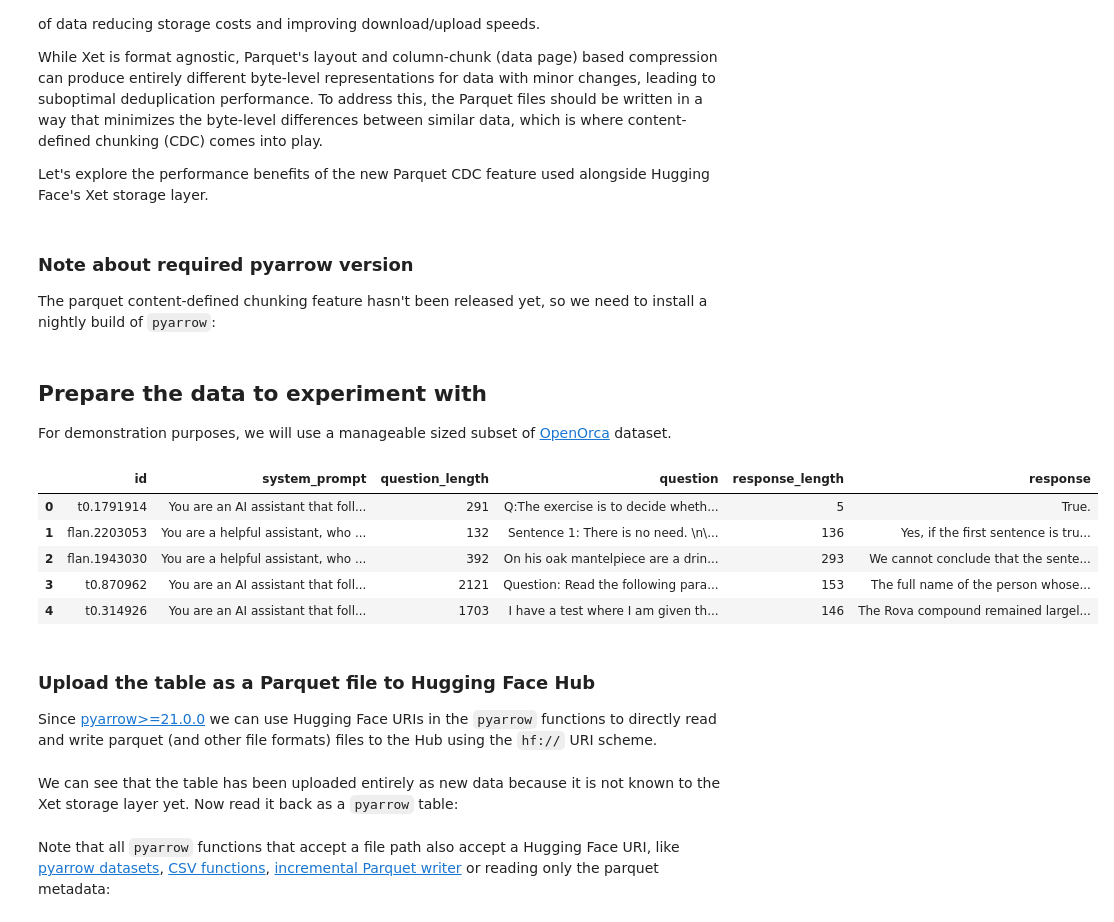
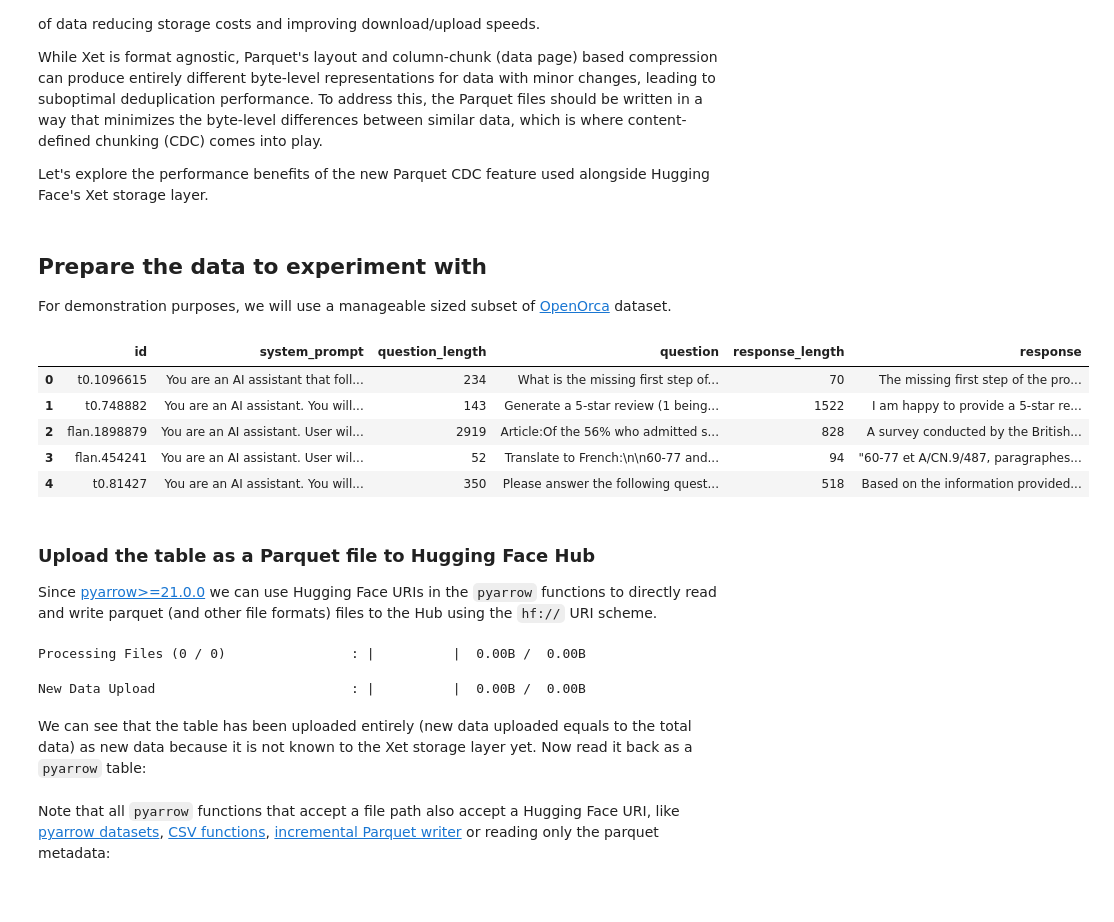
Before and after one commit to huggingface/dataset-dedupe-estimator, a Jupyter notebook: notebooks/parquet-cdc.ipynb, the cells around one changed output. Cells and saved outputs as stored; diff of their text form; code cells hidden in the pictures.

Commit message:
doc: update parquet cdc notebook

```diff
--- a/notebooks/parquet-cdc.ipynb
+++ b/notebooks/parquet-cdc.ipynb
@@ -9,15 +9,12 @@ Hugging Face has introduced a new storage layer called [Xet](https://huggingface
 While Xet is format agnostic, Parquet's layout and column-chunk (data page) based compression can produce entirely different byte-level representations for data with minor changes, leading to suboptimal deduplication performance. To address this, the Parquet files should be written in a way that minimizes the byte-level differences between similar data, which is where content-defined chunking (CDC) comes into play.
 
 Let's explore the performance benefits of the new Parquet CDC feature used alongside Hugging Face's Xet storage layer.
-# %% [markdown]
-### Note about required pyarrow version
-
-The parquet content-defined chunking feature hasn't been released yet, so we need to install a nightly build of `pyarrow`:
 # %% [markdown]
 ## Prepare the data to experiment with
 
 For demonstration purposes, we will use a manageable sized subset of [OpenOrca](https://huggingface.co/datasets/Open-Orca/OpenOrca) dataset.
 # %%
+import numpy as np
 import pyarrow as pa
 import pyarrow.compute as pc
 import pyarrow.parquet as pq
@@ -25,48 +22,60 @@ from huggingface_hub import hf_hub_download
 
 
 # download the dataset from Hugging Face Hub into local cache
 path = hf_hub_download(
     repo_id="Open-Orca/OpenOrca",
     filename="3_5M-GPT3_5-Augmented.parquet",
     repo_type="dataset"
 )
 
 # read the cached parquet file into a PyArrow table
-orca = pq.read_table(path)
+orca = pq.read_table(path, schema=pa.schema([
+    pa.field("id", pa.string()),
+    pa.field("system_prompt", pa.string()),
+    pa.field("question", pa.large_string()),
+    pa.field("response", pa.large_string()),
+]))
 
 # augment the table some additional columns
 orca = orca.add_column(
     orca.schema.get_field_index("question"),
     "question_length",
     pc.utf8_length(orca["question"])
 )
 orca = orca.add_column(
     orca.schema.get_field_index("response"),
     "response_length",
     pc.utf8_length(orca["response"])
 )
 
+# shuffle the table to make it unique to the Xet storage
+seed = 5
+rng = np.random.default_rng(seed)
+indices = rng.permutation(orca.num_rows)
+orca = orca.take(indices)
+
 # limit the table to the first 100,000 rows
 table = orca[:100_000]
 
 # take a look at the first 5 rows of the table
 table[:5].to_pandas()
 # %% [output]
 |  | id | system_prompt | question_length | question | response_length | response |
-| 0 | t0.1791914 | You are an AI assistant that foll... | 291 | Q:The exercise is to decide wheth... | 5 | True. |
-| 1 | flan.2203053 | You are a helpful assistant, who ... | 132 | Sentence 1: There is no need. \n\... | 136 | Yes, if the first sentence is tru... |
-| 2 | flan.1943030 | You are a helpful assistant, who ... | 392 | On his oak mantelpiece are a drin... | 293 | We cannot conclude that the sente... |
-| 3 | t0.870962 | You are an AI assistant that foll... | 2121 | Question: Read the following para... | 153 | The full name of the person whose... |
-| 4 | t0.314926 | You are an AI assistant that foll... | 1703 | I have a test where I am given th... | 146 | The Rova compound remained largel... |
+| 0 | t0.1096615 | You are an AI assistant that foll... | 234 | What is the missing first step of... | 70 | The missing first step of the pro... |
+| 1 | t0.748882 | You are an AI assistant. You will... | 143 | Generate a 5-star review (1 being... | 1522 | I am happy to provide a 5-star re... |
+| 2 | flan.1898879 | You are an AI assistant. User wil... | 2919 | Article:Of the 56% who admitted s... | 828 | A survey conducted by the British... |
+| 3 | flan.454241 | You are an AI assistant. User wil... | 52 | Translate to French:\n\n60-77 and... | 94 | "60-77 et A/CN.9/487, paragraphes... |
+| 4 | t0.81427 | You are an AI assistant. You will... | 350 | Please answer the following quest... | 518 | Based on the information provided... |
 # %% [markdown]
 ### Upload the table as a Parquet file to Hugging Face Hub
 
 Since [pyarrow>=21.0.0](https://github.com/apache/arrow/pull/45089) we can use Hugging Face URIs in the `pyarrow` functions to directly read and write parquet (and other file formats) files to the Hub using the `hf://` URI scheme.
 # %%
-# import pyarrow.parquet as pq
-
-# # Write the table to the Hugging Face Hub
-# pq.write_table(table, "hf://datasets/kszucs/pq/orca.parquet")
+# Write the table directly to the Hugging Face Hub
+pq.write_table(table, "hf://datasets/kszucs/pq/orca.parquet")
+# %% [output]
+Processing Files (0 / 0)                : |          |  0.00B /  0.00B
+New Data Upload                         : |          |  0.00B /  0.00B
 # %% [markdown]
-We can see that the table has been uploaded entirely as new data because it is not known to the Xet storage layer yet. Now read it back as a `pyarrow` table:
+We can see that the table has been uploaded entirely (new data uploaded equals to the total data) as new data because it is not known to the Xet storage layer yet. Now read it back as a `pyarrow` table:
 # %%
```
Also changed, not shown: parts of 35 cells of this notebook, 50 other files.
